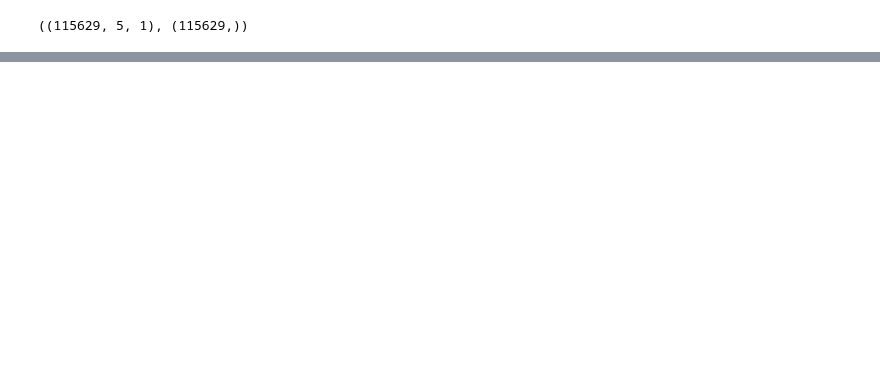
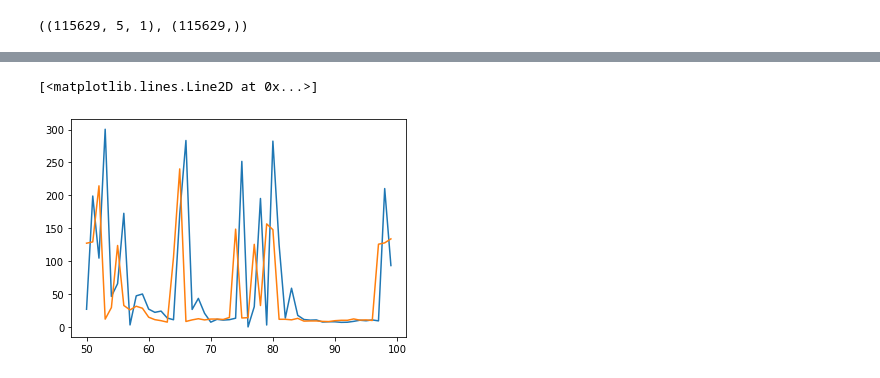
Before and after one commit to ValdoMpinga/rnhealth-scripts, a Jupyter notebook: machineLearning/LSTM/basicLSTM/basicLSTM.ipynb, the cells around one changed output, grey strips where cells are left out. Drawn from its saved outputs; the diff is of its cells as text; code cells hidden in the pictures; blank space fills up the shorter version.

```diff
--- a/machineLearning/LSTM/basicLSTM/basicLSTM.ipynb
+++ b/machineLearning/LSTM/basicLSTM/basicLSTM.ipynb
@@ -128,9 +122,11 @@ Trainable params: 17,425
 Non-trainable params: 0
 _________________________________________________________________
 # %%
-cp1 = ModelCheckpoint('model1/', save_best_only=True)
-model1.compile(loss=MeanSquaredError(), optimizer=Adam(learning_rate=0.0001), metrics=[RootMeanSquaredError()])
+cp = ModelCheckpoint('simpleRadonLSTM_model/', save_best_only=True)
+model.compile(loss=MeanSquaredError(),
+              optimizer=Adam(learning_rate=0.0001),
+              metrics=[RootMeanSquaredError(),'accuracy'])
 # %%
-model1.fit(X_train1, y_train1, validation_data=(X_val1, y_val1), epochs=10, callbacks=[cp1])
+model.fit(X_train, y_train, validation_data=(X_val, y_val), epochs=10, callbacks=[cp])
 # %% [output]
 Epoch 1/10
@@ -152,3 +158,3 @@ INFO:tensorflow:Assets written to: model1\assets
 # %%
 from tensorflow.keras.models import load_model
-model = load_model('LSTM_model/')
+model = load_model('simpleRadonLSTM_model/')
@@ -213,0 +163,4 @@ val_results.head(20)
+# %%
+train_predictions = model.predict(X_train).flatten()
+train_results = pd.DataFrame(data={'Train Predictions':train_predictions, 'Actuals':y_train})
+train_results
@@ -213,0 +181,6 @@ val_results.head(20)
+# %%
+plt.plot(train_results['Train Predictions'][50:100])
+plt.plot(train_results['Actuals'][50:100])
+# %% [output]
+[<matplotlib.lines.Line2D at 0x...>]
+[figure, added]
```
Also changed, not shown: parts of 23 cells of this notebook, 22 other files.
